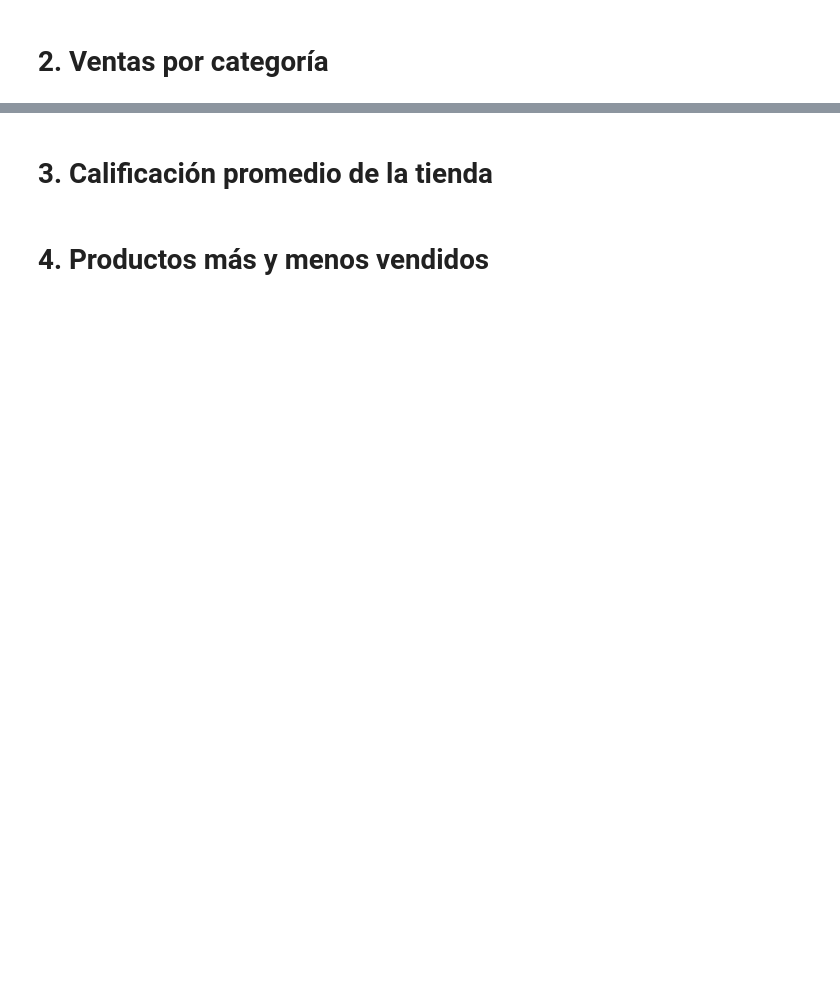
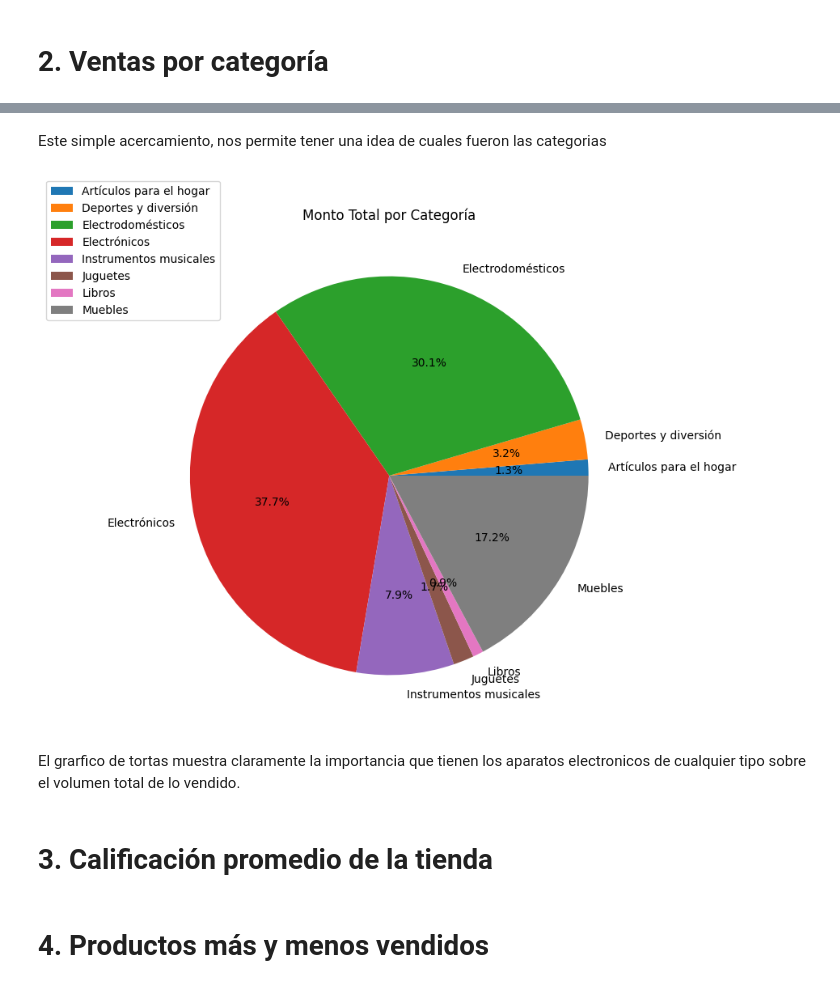
Before and after one commit to RamiroCabri1/AluraStoreLatam, a Jupyter notebook: alurastorelatam.ipynb, the cells around one changed output, grey strips where cells are left out. Drawn from its saved outputs; the diff is of its cells as text; code cells hidden in the pictures; blank space fills up the shorter version.

```diff
--- a/alurastorelatam.ipynb
+++ b/alurastorelatam.ipynb
@@ -29,0 +278,3 @@ tienda.head()
+# %%
+monto_total = df_total.groupby("Categoría del Producto")['Precio'].sum()/1000000
+print(monto_total)
@@ -30,3 +292,16 @@ tienda.head()
+# %% [markdown]
+Este simple acercamiento, nos permite tener una idea de cuales fueron las categorias
+# %%
+
+
+monto_total.plot(kind='pie', autopct='%1.1f%%', figsize=(8, 8), title='Monto Total por Categoría')
+plt.ylabel('')
+plt.legend(loc='lower left', bbox_to_anchor=(-0.2, 0.8))
+plt.show()
+# %% [output]
+[figure, added]
+# %% [markdown]
+El grarfico de tortas muestra claramente la importancia que tienen los aparatos electronicos de cualquier tipo sobre el volumen total de lo vendido.
 # %% [markdown]
 # 3. Calificación promedio de la tienda
 # %% [markdown]
```
Also changed, not shown: parts of 27 cells of this notebook.
